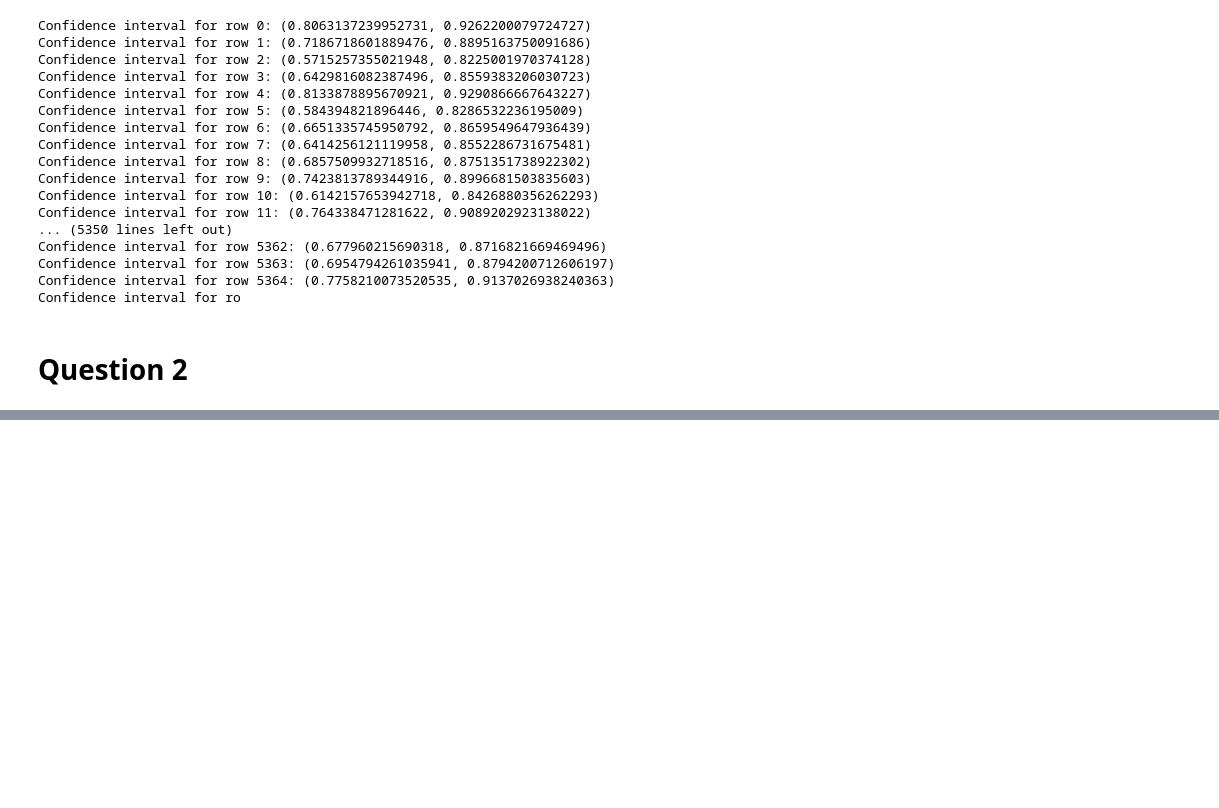
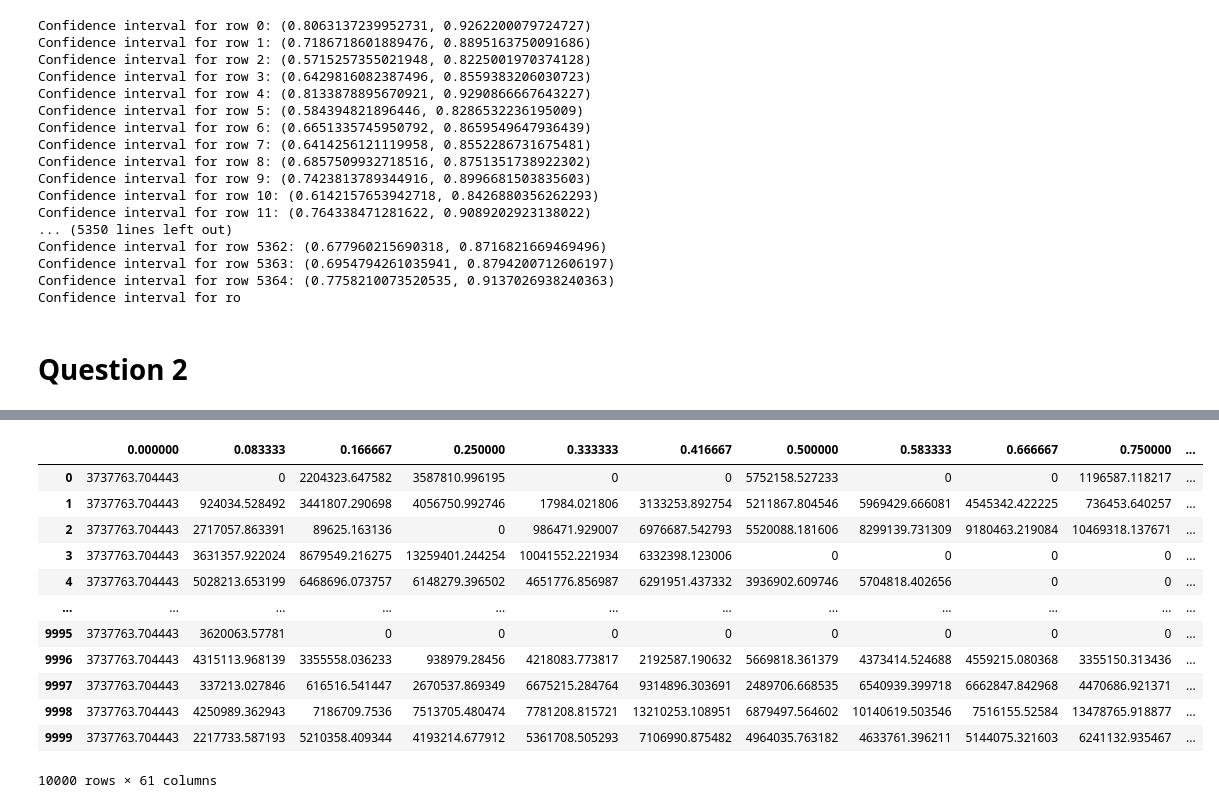
Before and after one commit to haileyvu9/CCSR, a Jupyter notebook: Assignment 3.ipynb, the cells around one changed output, grey strips where cells are left out. Drawn from its saved outputs; the diff is of its cells as text; code cells hidden in the pictures; blank space fills up the shorter version.

```diff
--- a/Assignment 3.ipynb
+++ b/Assignment 3.ipynb
@@ -299,0 +347,16 @@ Confidence interval for ro
+# %%
+positive_netting
+# %% [output]
+|  | 0.000000 | 0.083333 | 0.166667 | 0.250000 | 0.333333 | 0.416667 | 0.500000 | 0.583333 | 0.666667 | 0.750000 | ... |
+| 0 | 3737763.704443 | 0 | 2204323.647582 | 3587810.996195 | 0 | 0 | 5752158.527233 | 0 | 0 | 1196587.118217 | ... |
+| 1 | 3737763.704443 | 924034.528492 | 3441807.290698 | 4056750.992746 | 17984.021806 | 3133253.892754 | 5211867.804546 | 5969429.666081 | 4545342.422225 | 736453.640257 | ... |
+| 2 | 3737763.704443 | 2717057.863391 | 89625.163136 | 0 | 986471.929007 | 6976687.542793 | 5520088.181606 | 8299139.731309 | 9180463.219084 | 10469318.137671 | ... |
+| 3 | 3737763.704443 | 3631357.922024 | 8679549.216275 | 13259401.244254 | 10041552.221934 | 6332398.123006 | 0 | 0 | 0 | 0 | ... |
+| 4 | 3737763.704443 | 5028213.653199 | 6468696.073757 | 6148279.396502 | 4651776.856987 | 6291951.437332 | 3936902.609746 | 5704818.402656 | 0 | 0 | ... |
+| ... | ... | ... | ... | ... | ... | ... | ... | ... | ... | ... | ... |
+| 9995 | 3737763.704443 | 3620063.57781 | 0 | 0 | 0 | 0 | 0 | 0 | 0 | 0 | ... |
+| 9996 | 3737763.704443 | 4315113.968139 | 3355558.036233 | 938979.28456 | 4218083.773817 | 2192587.190632 | 5669818.361379 | 4373414.524688 | 4559215.080368 | 3355150.313436 | ... |
+| 9997 | 3737763.704443 | 337213.027846 | 616516.541447 | 2670537.869349 | 6675215.284764 | 9314896.303691 | 2489706.668535 | 6540939.399718 | 6662847.842968 | 4470686.921371 | ... |
+| 9998 | 3737763.704443 | 4250989.362943 | 7186709.7536 | 7513705.480474 | 7781208.815721 | 13210253.108951 | 6879497.564602 | 10140619.503546 | 7516155.52584 | 13478765.918877 | ... |
+| 9999 | 3737763.704443 | 2217733.587193 | 5210358.409344 | 4193214.677912 | 5361708.505293 | 7106990.875482 | 4964035.763182 | 4633761.396211 | 5144075.321603 | 6241132.935467 | ... |
+10000 rows × 61 columns
```
Also changed, not shown: parts of 47 cells of this notebook.
